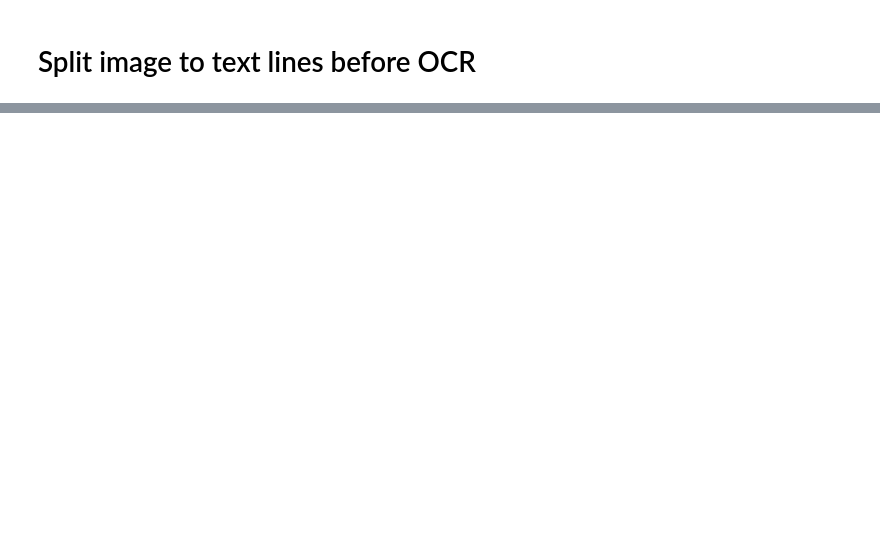
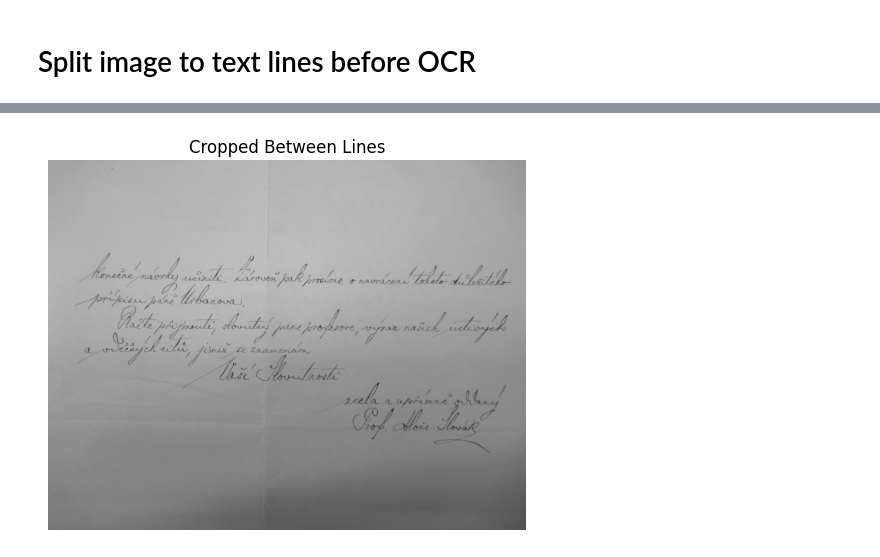
Before and after one commit to ninabel/split_text_image, a Jupyter notebook: split_image.ipynb, the cells around one changed output, grey strips where cells are left out. Cells and saved outputs as stored; diff of their text form; code cells hidden in the pictures; blank space fills up the shorter version.

```diff
--- a/split_image.ipynb
+++ b/split_image.ipynb
@@ -255,0 +41,7 @@ plt.show()
+# %%
+
+image = crop
+cropped_between_lines = imp.crop_to_content(image)
+imp.show_image(cropped_between_lines, title='Cropped Between Lines', cmap='gray')
+# %% [output]
+[figure, added]
```
Also changed, not shown: parts of 29 cells of this notebook, 1 other file.
